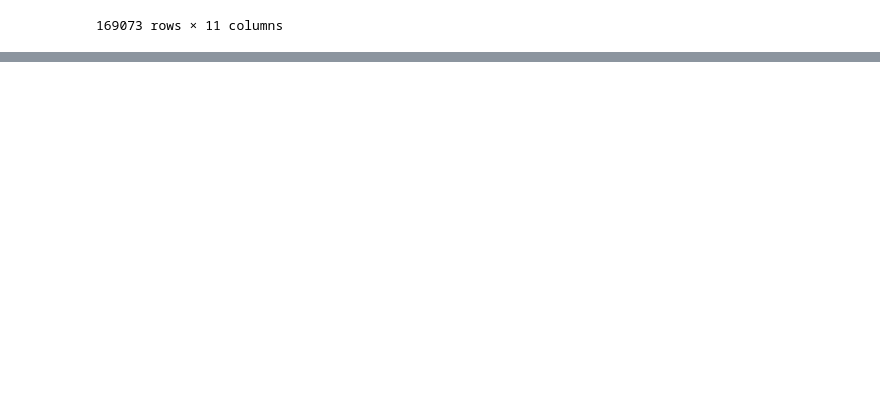
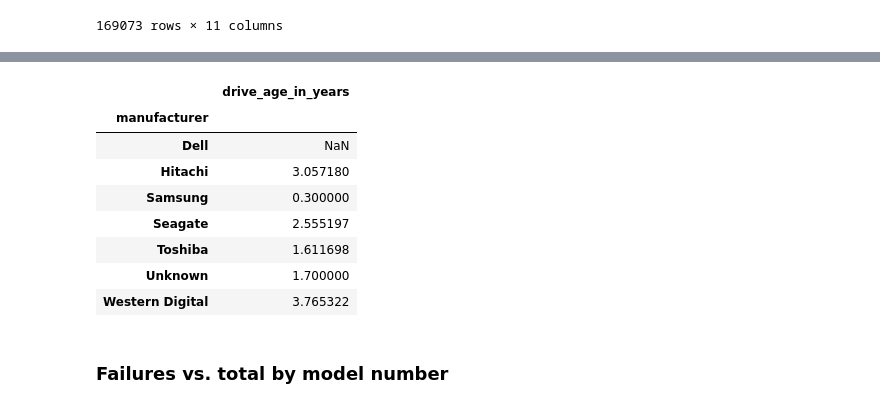
Before and after one commit to just-keep-spinning/hard-drive-project, a Jupyter notebook: david_capstone_folder/david_test.ipynb, the cells around one changed output, grey strips where cells are left out. Drawn from its saved outputs; the diff is of its cells as text; code cells hidden in the pictures; blank space fills up the shorter version.

```diff
--- a/david_capstone_folder/david_test.ipynb
+++ b/david_capstone_folder/david_test.ipynb
@@ -71,0 +131,16 @@ dtype: object
+# %%
+# Average drive age by manufacturer
+manu = df[['manufacturer', 'drive_age_in_years']]
+manu.groupby('manufacturer',sort=True).mean()
+# %% [output]
+|  | drive_age_in_years |
+| manufacturer |  |
+| Dell | NaN |
+| Hitachi | 3.057180 |
+| Samsung | 0.300000 |
+| Seagate | 2.555197 |
+| Toshiba | 1.611698 |
+| Unknown | 1.700000 |
+| Western Digital | 3.765322 |
+# %% [markdown]
+### Failures vs. total by model number
```
Also changed, not shown: parts of 18 cells of this notebook, 2 other files.
